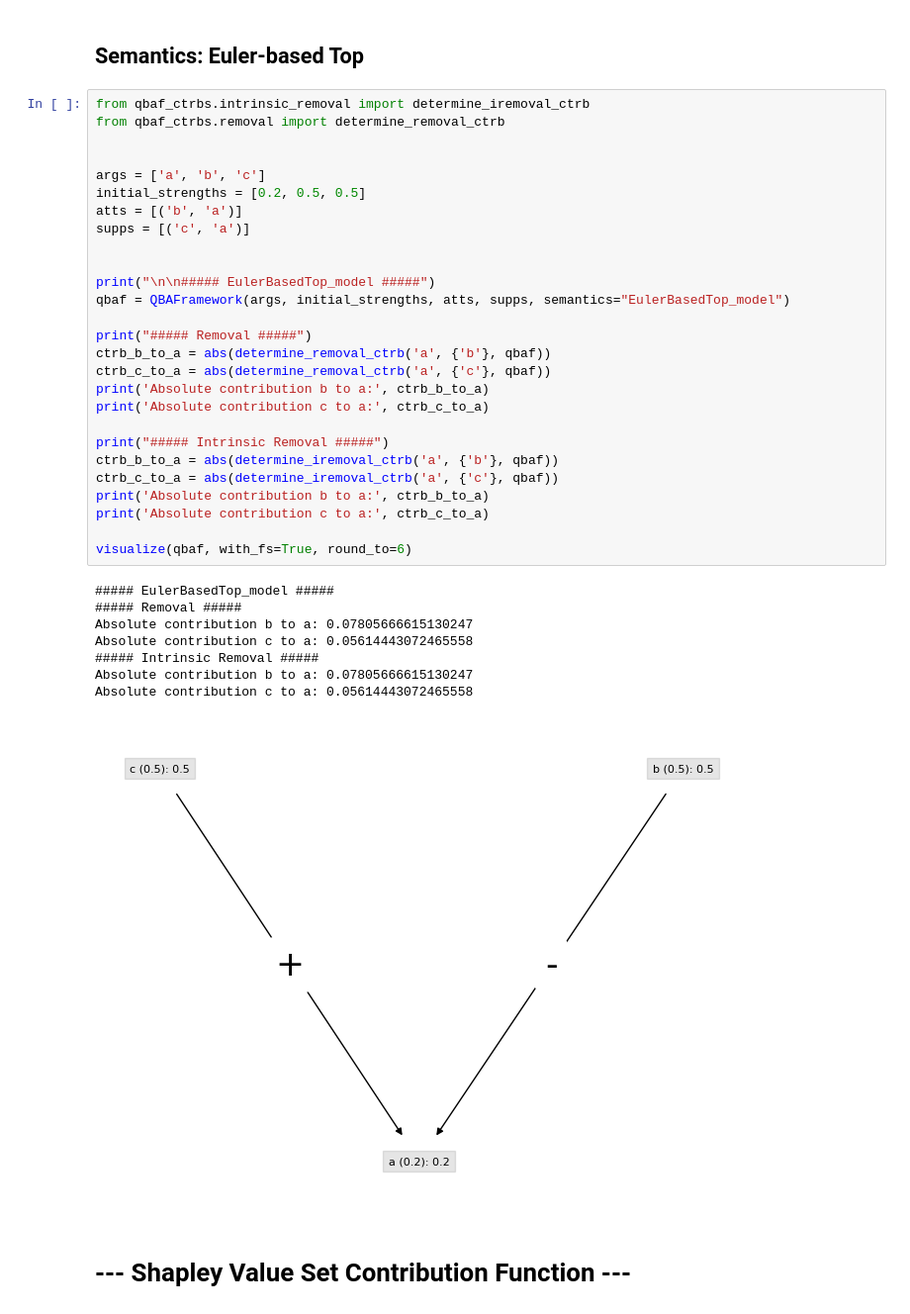
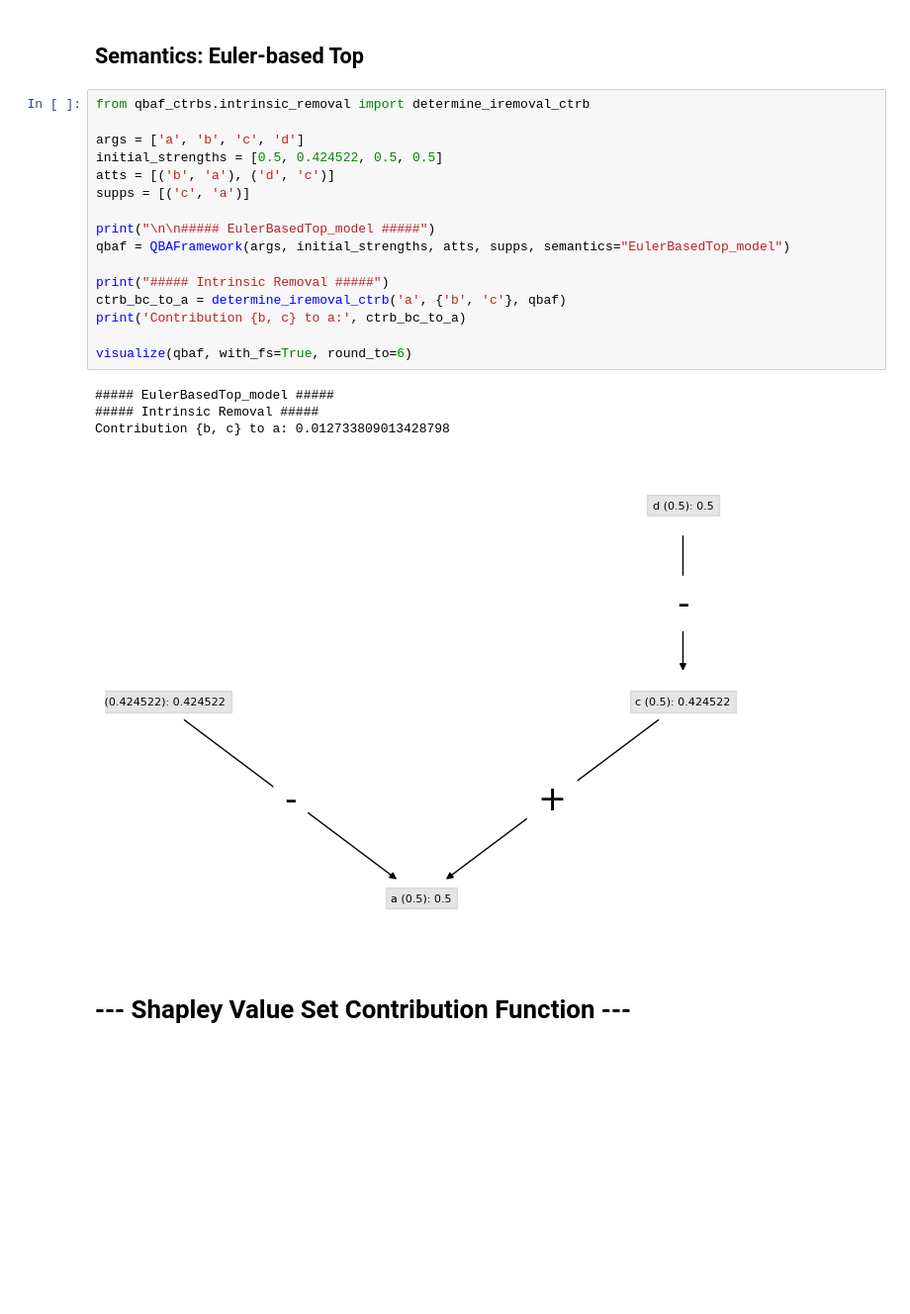
Before and after one commit to TimKam/Quantitative-Bipolar-Argumentation, a Jupyter notebook: analysis/set_contribution_functions_analysis.ipynb, the cells around one changed output. Shown at 99% size. Saved outputs shown, nothing was run; the diff lists cells and outputs as text; blank space fills up the shorter version.

```diff
--- a/analysis/set_contribution_functions_analysis.ipynb
+++ b/analysis/set_contribution_functions_analysis.ipynb
@@ -2610,40 +2555,25 @@ Absolute contribution c to a: 0.05614443072465558
 ## Semantics: **Euler-based Top**
 # %%
 from qbaf_ctrbs.intrinsic_removal import determine_iremoval_ctrb
-from qbaf_ctrbs.removal import determine_removal_ctrb
 
-
-args = ['a', 'b', 'c']
-initial_strengths = [0.2, 0.5, 0.5]
-atts = [('b', 'a')]
+args = ['a', 'b', 'c', 'd']
+initial_strengths = [0.5, 0.424522, 0.5, 0.5]
+atts = [('b', 'a'), ('d', 'c')]
 supps = [('c', 'a')]
-
 
 print("\n\n##### EulerBasedTop_model #####")
 qbaf = QBAFramework(args, initial_strengths, atts, supps, semantics="EulerBasedTop_model")
 
-print("##### Removal #####")
-ctrb_b_to_a = abs(determine_removal_ctrb('a', {'b'}, qbaf))
-ctrb_c_to_a = abs(determine_removal_ctrb('a', {'c'}, qbaf))
-print('Absolute contribution b to a:', ctrb_b_to_a)
-print('Absolute contribution c to a:', ctrb_c_to_a)
-
 print("##### Intrinsic Removal #####")
-ctrb_b_to_a = abs(determine_iremoval_ctrb('a', {'b'}, qbaf))
-ctrb_c_to_a = abs(determine_iremoval_ctrb('a', {'c'}, qbaf))
-print('Absolute contribution b to a:', ctrb_b_to_a)
-print('Absolute contribution c to a:', ctrb_c_to_a)
+ctrb_bc_to_a = determine_iremoval_ctrb('a', {'b', 'c'}, qbaf)
+print('Contribution {b, c} to a:', ctrb_bc_to_a)
 
 visualize(qbaf, with_fs=True, round_to=6)
 # %% [output]
 ##### EulerBasedTop_model #####
-##### Removal #####
-Absolute contribution b to a: 0.07805666615130247
-Absolute contribution c to a: 0.05614443072465558
 ##### Intrinsic Removal #####
-Absolute contribution b to a: 0.07805666615130247
-Absolute contribution c to a: 0.05614443072465558
+Contribution {b, c} to a: 0.012733809013428798
-[figure, old version]
+[figure, new version]
 # %% [markdown]
 # --- Shapley Value Set Contribution Function ---
 # %% [markdown]
```
Also changed, not shown: parts of 21 cells of this notebook, 3 other files.
